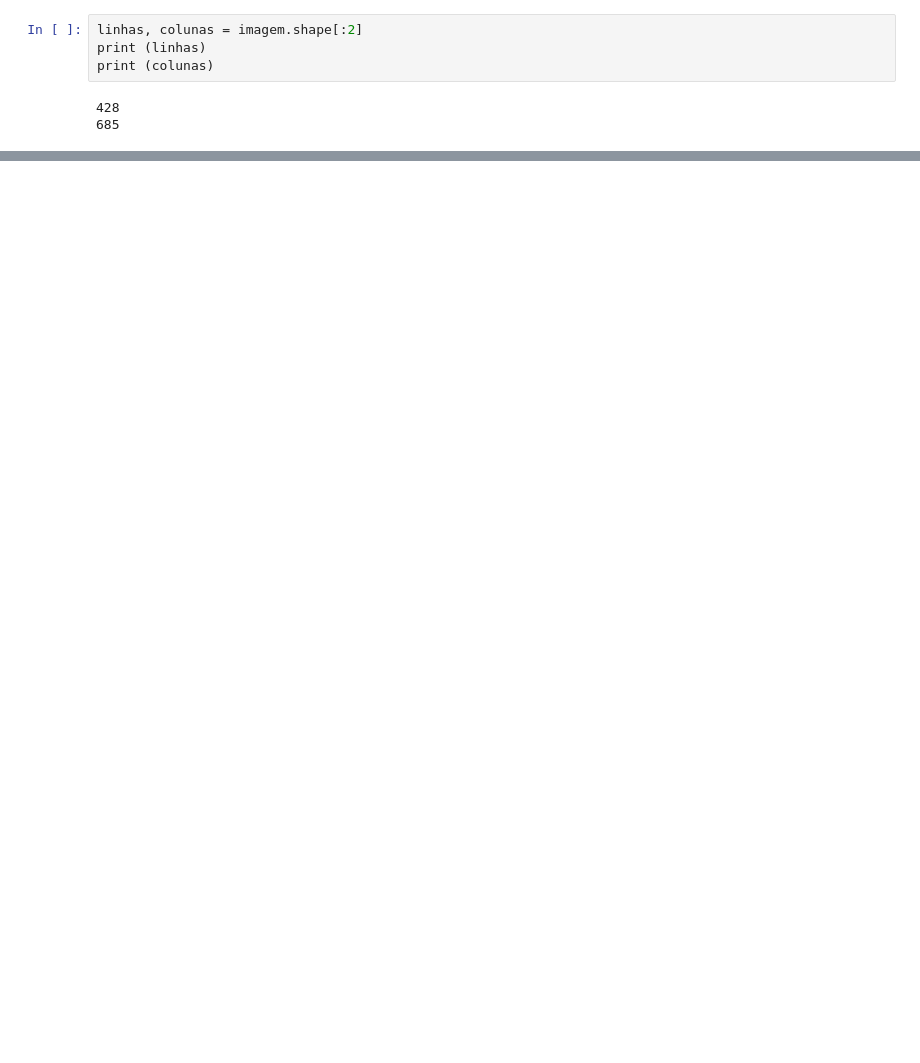
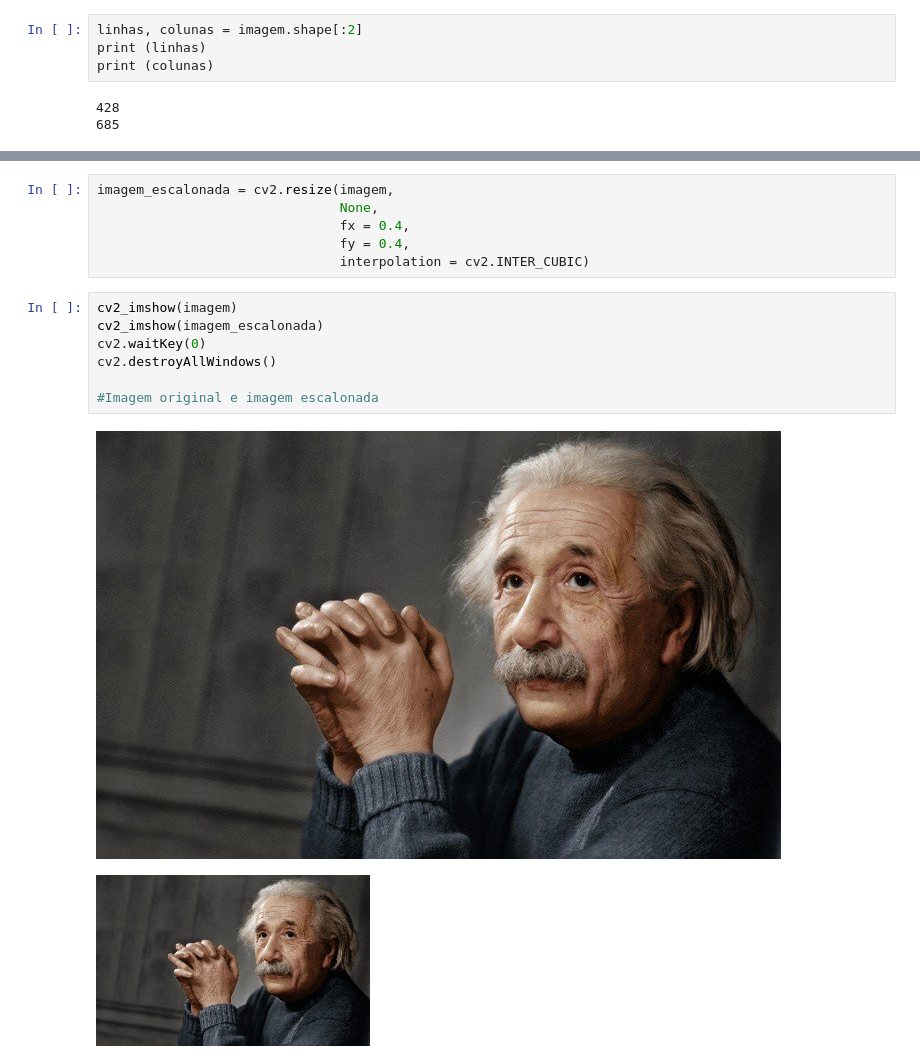
Before and after one commit to pepemesquita/Learning_AI, a Jupyter notebook: Começo_Visão_Computacional.ipynb, the cells around one changed output, grey strips where cells are left out. Saved outputs shown, nothing was run; the diff lists cells and outputs as text; blank space fills up the shorter version.

```diff
--- a/Começo_Visão_Computacional.ipynb
+++ b/Começo_Visão_Computacional.ipynb
@@ -112,0 +171,16 @@ plt.imshow(imagem_rotacionada, cmap = plt.cm.gray)
+# %%
+imagem_escalonada = cv2.resize(imagem,
+                               None,
+                               fx = 0.4,
+                               fy = 0.4,
+                               interpolation = cv2.INTER_CUBIC)
+# %%
+cv2_imshow(imagem)
+cv2_imshow(imagem_escalonada)
+cv2.waitKey(0)
+cv2.destroyAllWindows()
+
+#Imagem original e imagem escalonada
+# %% [output]
+[figure, added]
+[figure, added]
```
Also changed, not shown: parts of 13 cells of this notebook.
